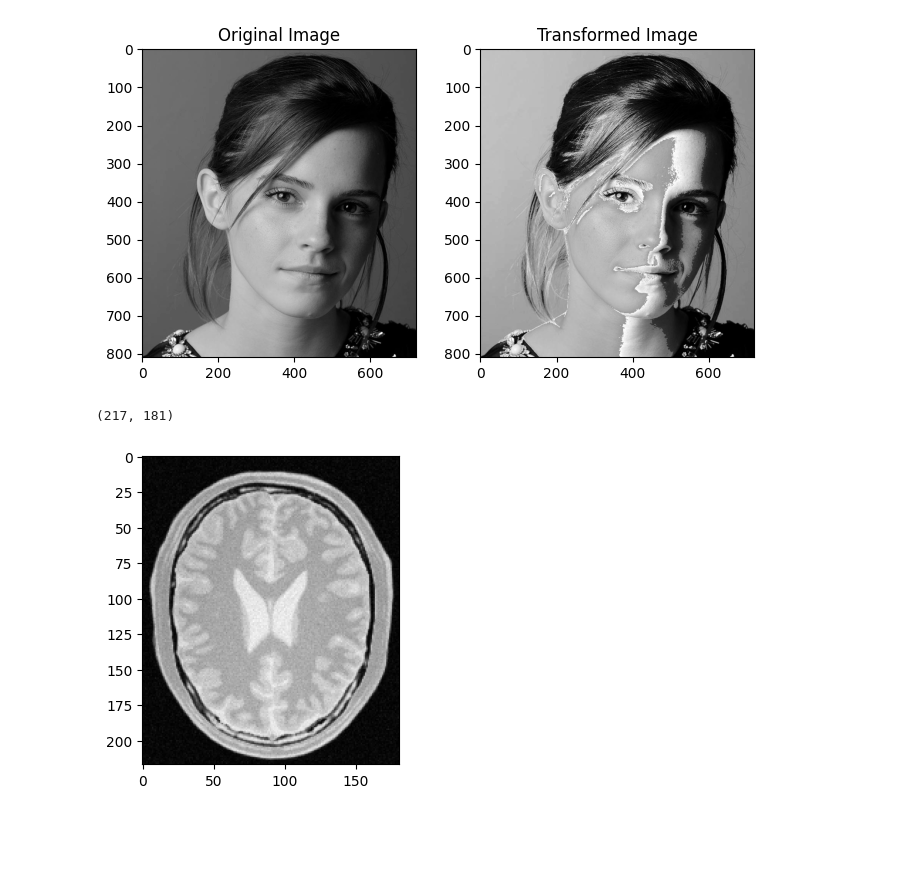
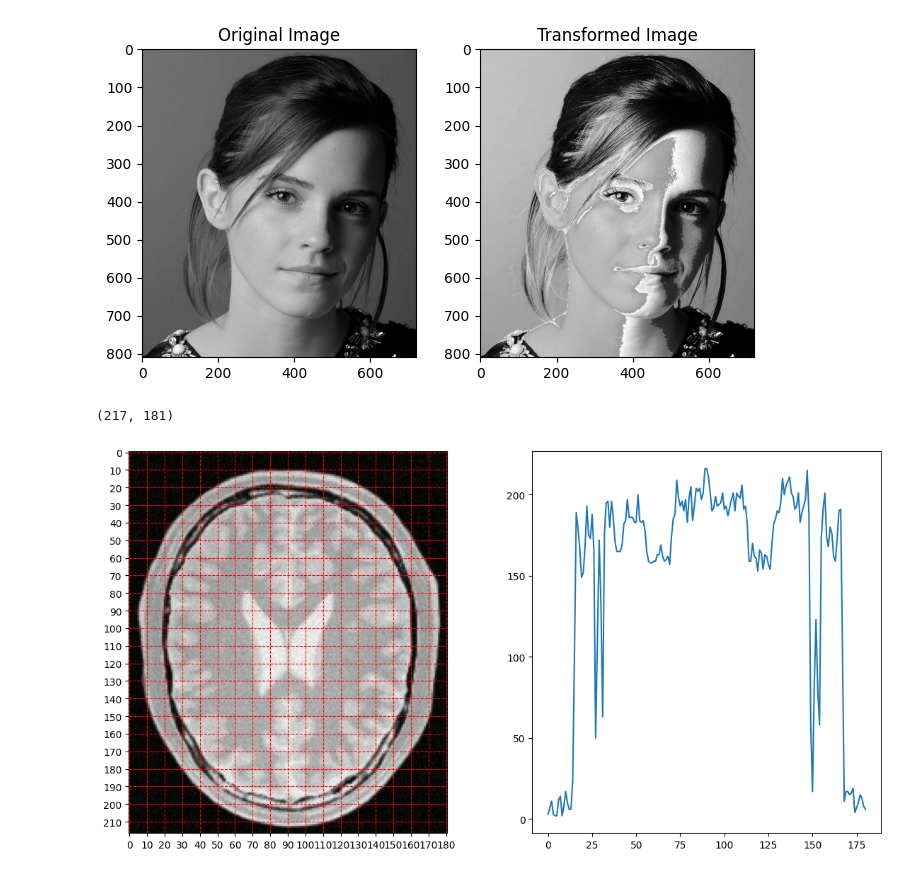
Before and after one commit to SayuruA/Basics-of-Image-Processing, a Jupyter notebook: part_1_Intensity_Transforming.ipynb, the cells around one changed output. Cells and saved outputs as stored; diff of their text form; code cells hidden in the pictures; blank space fills up the shorter version.

Commit message:
Brain halfway done

```diff
--- a/part_1_Intensity_Transforming.ipynb
+++ b/part_1_Intensity_Transforming.ipynb
@@ -48,13 +48,20 @@ plt.show()
 # %%
 im_brain = cv.imread(path+"brain_proton_density_slice.png", cv.IMREAD_GRAYSCALE)
 print(im_brain.shape)
 
-fig, ax = plt.subplots(figsize=(4,4))
-ax.imshow(im_brain, cmap = 'gray', vmin = 0, vmax = 255)
+fig, ax = plt.subplots(1,2,figsize=(14,7))
+ax[0].imshow(im_brain, cmap = 'gray', vmin = 0, vmax = 255)
+ax[0].set_xticks(np.arange(0,181,10))
+ax[0].set_yticks(np.arange(0,217,10))
+ax[0].grid(color='red',linestyle='--')
+
+
+i_arr = im_brain[60]
+ax[1].plot(i_arr)
 plt.show()
 # %% [output]
 (217, 181)
-[figure, old version]
+[figure, new version]
 # %%
 # plot the histogram of im_brain intensities
 pixels = im_brain.flatten()
```
Also changed, not shown: parts of 9 cells of this notebook.
